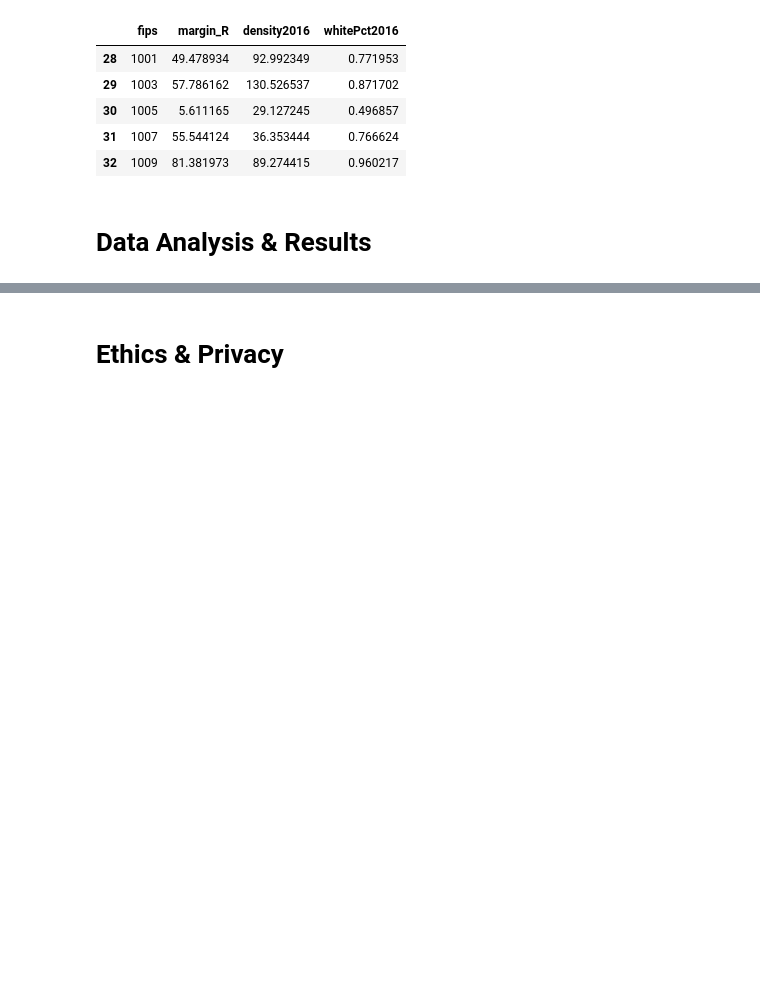
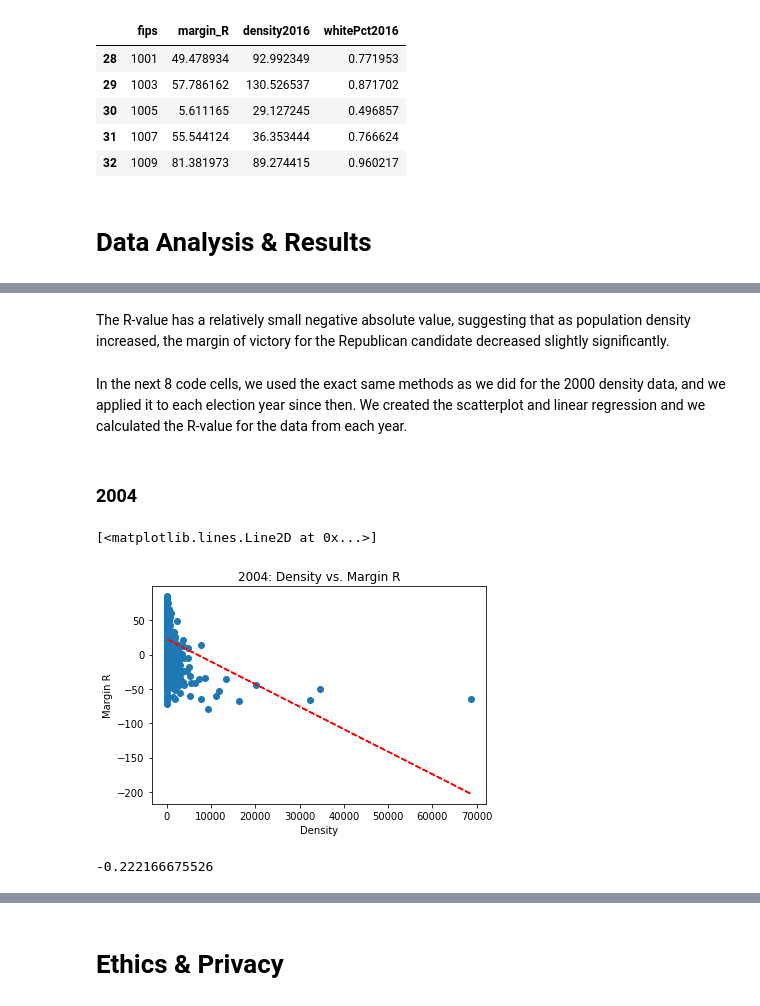
Before and after one commit to GiacomoPuccini/COGS108_Repo, a Jupyter notebook: FinalProject.ipynb, the cells around one changed output, grey strips where cells are left out. Saved outputs shown, nothing was run; the diff lists cells and outputs as text; code cells hidden in the pictures; blank space fills up the shorter version.

```diff
--- a/FinalProject.ipynb
+++ b/FinalProject.ipynb
@@ -684,0 +359,27 @@ plt.plot(data2016x, p10(data2016x), "r--")
+# %% [markdown]
+The R-value has a relatively small negative absolute value, suggesting that as population density increased, the margin of victory for the Republican candidate decreased slightly significantly.
+# %% [markdown]
+In the next 8 code cells, we used the exact same methods as we did for the 2000 density data, and we applied it to each election year since then. We created the scatterplot and linear regression and we calculated the R-value for the data from each year.
+# %% [markdown]
+### 2004
+# %%
+# Make two new lists to plot over x and y axes
+data2004margin = data2004['margin_R']
+data2004density = data2004['density2004']
+
+# Make the scatterplot, label it, and include a linear regression line
+corrplot4 = plt.scatter(data2004density, data2004margin)
+plt.xlabel('Density')
+plt.ylabel('Margin R')
+plt.title('2004: Density vs. Margin R')
+z4 = np.polyfit(data2004density, data2004margin, 1)
+p4 = np.poly1d(z4)
+plt.plot(data2004density, p4(data2004density), "r--")
+# %% [output]
+[<matplotlib.lines.Line2D at 0x...>]
+[figure, added]
+# %%
+R2004_Density = np.corrcoef(x = data2004density, y = data2004margin)
+print(R2004_Density[0][1])
+# %% [output]
+-0.222166675526
```
Also changed, not shown: parts of 68 cells of this notebook.
